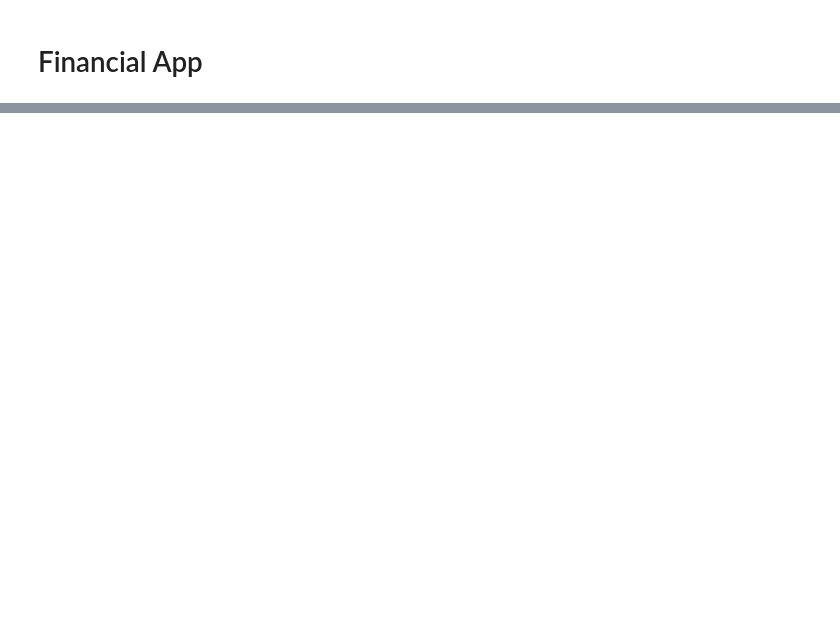
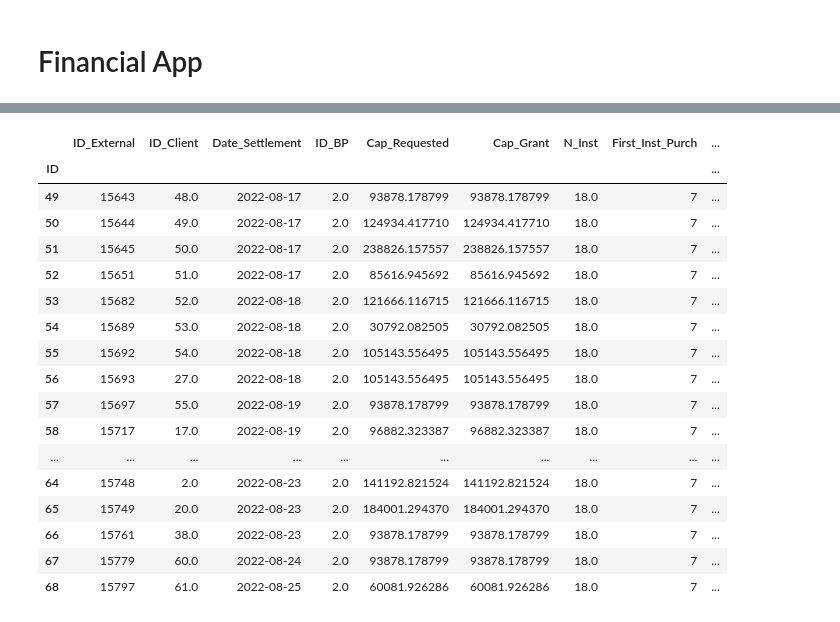
Before and after one commit to JuanMCarini/FinancialApp, a Jupyter notebook: notebooks/Start_DataBases.ipynb, the cells around one changed output, grey strips where cells are left out. Cells and saved outputs as stored; diff of their text form; code cells hidden in the pictures; blank space fills up the shorter version.

```diff
--- a/notebooks/Start_DataBases.ipynb
+++ b/notebooks/Start_DataBases.ipynb
@@ -94,3 +109,24 @@ penalties
+# %%
+new_credits
+# %% [output]
+|  | ID_External | ID_Client | Date_Settlement | ID_BP | Cap_Requested | Cap_Grant | N_Inst | First_Inst_Purch | ... |
+| ID |  |  |  |  |  |  |  |  | ... |
+| 49 | 15643 | 48.0 | 2022-08-17 | 2.0 | 93878.178799 | 93878.178799 | 18.0 | 7 | ... |
+| 50 | 15644 | 49.0 | 2022-08-17 | 2.0 | 124934.417710 | 124934.417710 | 18.0 | 7 | ... |
+| 51 | 15645 | 50.0 | 2022-08-17 | 2.0 | 238826.157557 | 238826.157557 | 18.0 | 7 | ... |
+| 52 | 15651 | 51.0 | 2022-08-17 | 2.0 | 85616.945692 | 85616.945692 | 18.0 | 7 | ... |
+| 53 | 15682 | 52.0 | 2022-08-18 | 2.0 | 121666.116715 | 121666.116715 | 18.0 | 7 | ... |
+| 54 | 15689 | 53.0 | 2022-08-18 | 2.0 | 30792.082505 | 30792.082505 | 18.0 | 7 | ... |
+| 55 | 15692 | 54.0 | 2022-08-18 | 2.0 | 105143.556495 | 105143.556495 | 18.0 | 7 | ... |
+| 56 | 15693 | 27.0 | 2022-08-18 | 2.0 | 105143.556495 | 105143.556495 | 18.0 | 7 | ... |
+| 57 | 15697 | 55.0 | 2022-08-19 | 2.0 | 93878.178799 | 93878.178799 | 18.0 | 7 | ... |
+| 58 | 15717 | 17.0 | 2022-08-19 | 2.0 | 96882.323387 | 96882.323387 | 18.0 | 7 | ... |
+| ... | ... | ... | ... | ... | ... | ... | ... | ... | ... |
+| 64 | 15748 | 2.0 | 2022-08-23 | 2.0 | 141192.821524 | 141192.821524 | 18.0 | 7 | ... |
+| 65 | 15749 | 20.0 | 2022-08-23 | 2.0 | 184001.294370 | 184001.294370 | 18.0 | 7 | ... |
+| 66 | 15761 | 38.0 | 2022-08-23 | 2.0 | 93878.178799 | 93878.178799 | 18.0 | 7 | ... |
+| 67 | 15779 | 60.0 | 2022-08-24 | 2.0 | 93878.178799 | 93878.178799 | 18.0 | 7 | ... |
+| 68 | 15797 | 61.0 | 2022-08-25 | 2.0 | 60081.926286 | 60081.926286 | 18.0 | 7 | ... |
 # %%
 installments
 # %% [output]
```
Also changed, not shown: parts of 15 cells of this notebook, 6 other files.
